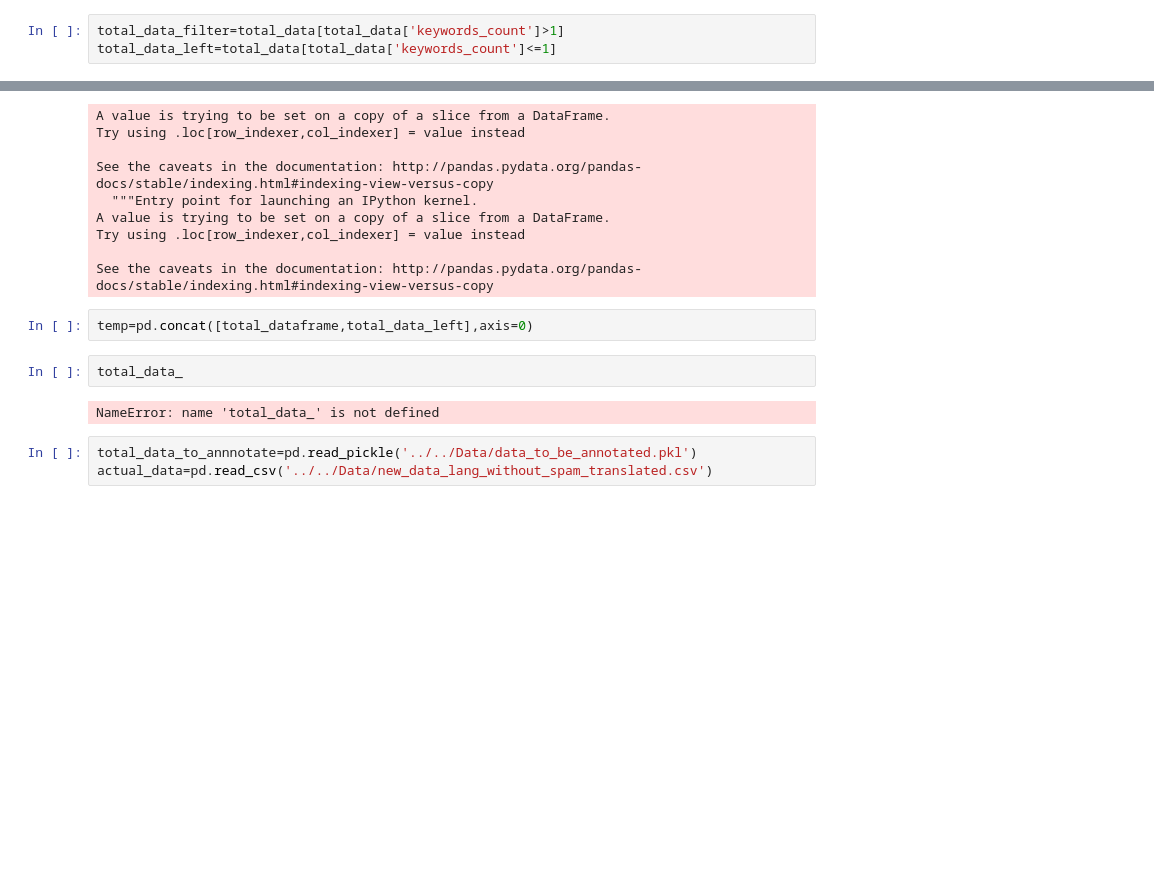
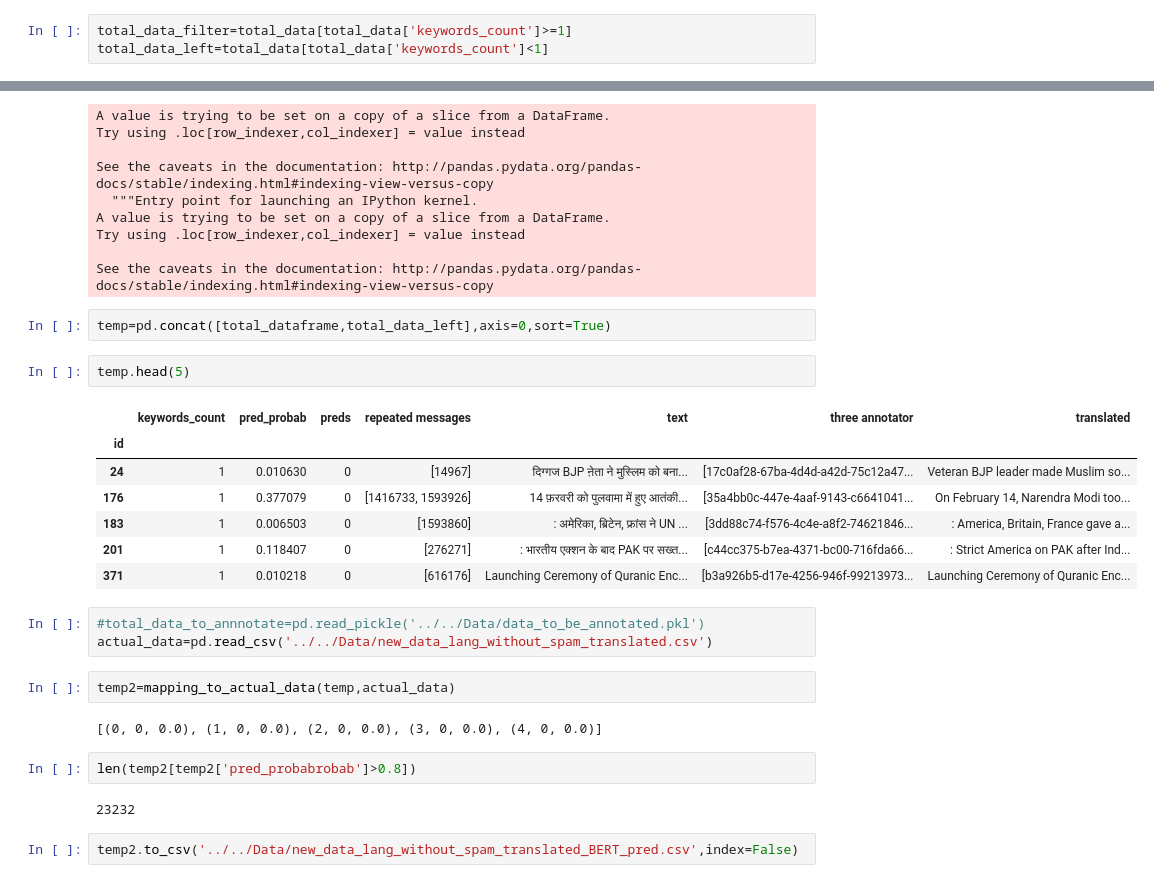
Before and after one commit to punyajoy/Term-project-NLP, a Jupyter notebook: BERT_for_fear_speech.ipynb, the cells around one changed output, grey strips where cells are left out. Drawn from its saved outputs; the diff is of its cells as text; blank space fills up the shorter version.

```diff
--- a/BERT_for_fear_speech.ipynb
+++ b/BERT_for_fear_speech.ipynb
@@ -91,8 +91,8 @@ def BERT_for_inference(params,total_data=None):
 # %%
 total_data=pd.read_pickle('../../Data/data_to_be_annotated.pkl')
 # %%
-total_data_filter=total_data[total_data['keywords_count']>1]
-total_data_left=total_data[total_data['keywords_count']<=1]
+total_data_filter=total_data[total_data['keywords_count']>=1]
+total_data_left=total_data[total_data['keywords_count']<1]
 # %%
 len(total_data_filter)
 # %% [output]
@@ -143,11 +143,27 @@ Try using .loc[row_indexer,col_indexer] = value instead
 
 See the caveats in the documentation: http://pandas.pydata.org/pandas-docs/stable/indexing.html#indexing-view-versus-copy
 # %%
-temp=pd.concat([total_dataframe,total_data_left],axis=0)
+temp=pd.concat([total_dataframe,total_data_left],axis=0,sort=True)
-# %%
-total_data_
-# %% [output]
-NameError: name 'total_data_' is not defined
+# %%
+temp.head(5)
+# %% [output]
+|  | keywords_count | pred_probab | preds | repeated messages | text | three annotator | translated |
+| id |  |  |  |  |  |  |  |
+| 24 | 1 | 0.010630 | 0 | [14967] | दिग्गज BJP ऩेता ने मुस्लिम को बना... | [17c0af28-67ba-4d4d-a42d-75c12a47... | Veteran BJP leader made Muslim so... |
+| 176 | 1 | 0.377079 | 0 | [1416733, 1593926] | 14 फ़रवरी को पुलवामा में हुए आतंकी... | [35a4bb0c-447e-4aaf-9143-c6641041... | On February 14, Narendra Modi too... |
+| 183 | 1 | 0.006503 | 0 | [1593860] | : अमेरिका, ब्रिटेन, फ्रांस ने UN ... | [3dd88c74-f576-4c4e-a8f2-74621846... | : America, Britain, France gave a... |
+| 201 | 1 | 0.118407 | 0 | [276271] | : भारतीय एक्शन के बाद PAK पर सख्त... | [c44cc375-b7ea-4371-bc00-716fda66... | : Strict America on PAK after Ind... |
+| 371 | 1 | 0.010218 | 0 | [616176] | Launching Ceremony of Quranic Enc... | [b3a926b5-d17e-4256-946f-99213973... | Launching Ceremony of Quranic Enc... |
 # %%
-total_data_to_annnotate=pd.read_pickle('../../Data/data_to_be_annotated.pkl')
+#total_data_to_annnotate=pd.read_pickle('../../Data/data_to_be_annotated.pkl')
 actual_data=pd.read_csv('../../Data/new_data_lang_without_spam_translated.csv')
+# %%
+temp2=mapping_to_actual_data(temp,actual_data)
+# %% [output]
+[(0, 0, 0.0), (1, 0, 0.0), (2, 0, 0.0), (3, 0, 0.0), (4, 0, 0.0)]
+# %%
+len(temp2[temp2['pred_probabrobab']>0.8])
+# %% [output]
+23232
+# %%
+temp2.to_csv('../../Data/new_data_lang_without_spam_translated_BERT_pred.csv',index=False)
```
Also changed, not shown: parts of 2 cells of this notebook, 14 other files.
